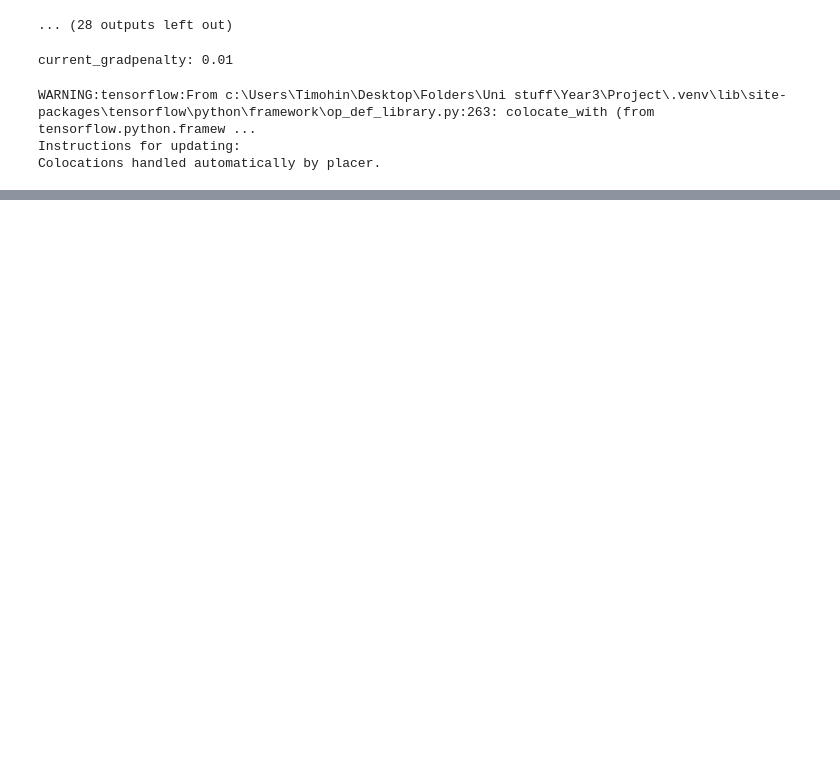
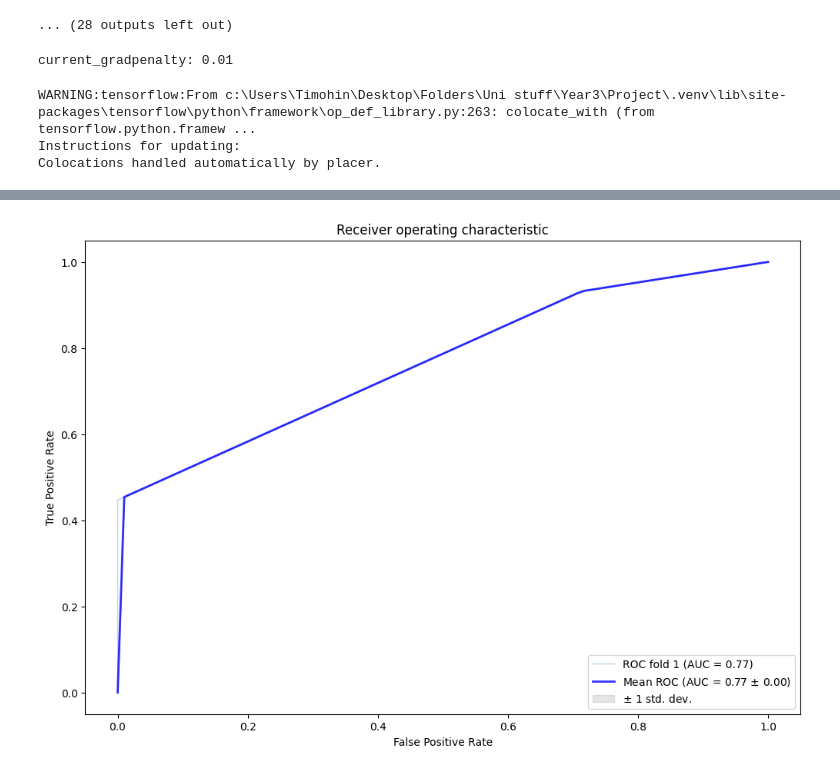
Before and after one commit to m0Hax-cs/ProjectBach, a Jupyter notebook: Modelv1.ipynb, the cells around one changed output, grey strips where cells are left out. Drawn from its saved outputs; the diff is of its cells as text; code cells hidden in the pictures; blank space fills up the shorter version.

Commit message:
Added another classifier

```diff
--- a/Modelv1.ipynb
+++ b/Modelv1.ipynb
@@ -591,7 +618,7 @@ df_aggregated = df_aggregated.sample(frac=1)
 df_aggregated = convertstringtonumber(df_aggregated, [attack_name, "generated"])
 # %%
 # remove Dst_host_srv_count from the dataframe
-df_aggregated = df_aggregated.drop(columns=['Dst_host_srv_count'])
+#df_aggregated = df_aggregated.drop(columns=['Dst_host_srv_count'])
 
 # separate the data set into train and test data sets
 y = df_aggregated.iloc[:,-1]
@@ -809,0 +876,89 @@ auc: 0.5032766422218755
+# %%
+def variance_threshold_selector(data, threshold=0.995):
+    """ Removing features with low variance
+    """
+    selector = VarianceThreshold(threshold)
+    selector.fit(data)
+    return data[data.columns[selector.get_support(indices=True)]]
+
+# training of the MLP classifier
+classifier = gboost(random_state=10, loss='deviance', learning_rate=0.05, n_estimators=200,
+                     criterion='friedman_mse', max_depth=3)
+
+#classifier = gboost(random_state=10, loss='deviance', learning_rate=0.05,
+#                    n_estimators=200, criterion='friedman_mse', max_depth=3)
+
+# build the variance list thresholds
+variance_df_agg = np.unique(np.var(df_aggregated.iloc[:,:-1]))
+m = 0
+for n in variance_df_agg[:-1]:
+    if m == 0:
+        curr_df = df_aggregated
+        m = 1
+        var_thres = None
+    else:
+        curr_df = variance_threshold_selector(df_aggregated, n)
+        var_thres = np.round(n, 4)
+
+    # separate the data set into train and test data sets
+    y = curr_df.iloc[:,-1]
+    X_train, X_test, y_train, y_test = train_test_split(curr_df.iloc[:,:-1], \
+                                                        y, test_size=.2, random_state=42)
+    y_score = classifier.fit(X_train, y_train)
+    #feat_imp = modelFit(classifier, X_train, y_train)
+    # describe the top 10 features importance
+    highlightFeatures(feat_imp, desc_lbl)
+
+    fpr, tpr, threshold = roc_curve(y_test, classifier.predict_proba(X_test)[:,1])
+    roc_auc = auc(fpr, tpr)
+    print("Variance Threshold:", var_thres)
+    print(curr_df.columns[:-1]) # we do not select the target column
+    print("auc:", roc_auc, "\n")
+
+
+# ### CODE HERE ###
+# In[6]:
+# Display the ROC curve of the classifier
+y_score = classifier.fit(X_train, y_train)
+fpr2, tpr2, threshold = roc_curve(y_test, classifier.predict_proba(X_test)[:,1])
+
+# Compute ROC curve and ROC area for each class
+tprs = []
+aucs = []
+mean_fpr = np.linspace(0, 1, 100)
+#probas_ = classifier.fit(X[train], y[train]).predict_proba(X[test])
+# Compute ROC curve and area the curve
+fpr, tpr, thresholds = roc_curve(y_test, classifier.predict_proba(X_test)[:,1])
+tprs.append(interp(mean_fpr, fpr, tpr))
+tprs[-1][0] = 0.0
+roc_auc = auc(fpr, tpr)
+aucs.append(roc_auc)
+
+plt.figure(1, figsize=(12,8))
+plt.plot(fpr, tpr, lw=1, alpha=0.3, label='ROC fold %d (AUC = %0.2f)' % (1, roc_auc))
+
+mean_tpr = np.mean(tprs, axis=0)
+mean_tpr[-1] = 1.0
+mean_auc = auc(mean_fpr, mean_tpr)
+std_auc = np.std(aucs)
+plt.plot(mean_fpr, mean_tpr, color='b',
+         label=r'Mean ROC (AUC = %0.2f $\pm$ %0.2f)' % (mean_auc, std_auc),
+         lw=2, alpha=.8)
+
+std_tpr = np.std(tprs, axis=0)
+tprs_upper = np.minimum(mean_tpr + std_tpr, 1)
+tprs_lower = np.maximum(mean_tpr - std_tpr, 0)
+plt.fill_between(mean_fpr, tprs_lower, tprs_upper, color='grey', alpha=.2,
+                 label=r'$\pm$ 1 std. dev.')
+
+plt.xlim([-0.05, 1.05])
+plt.ylim([-0.05, 1.05])
+plt.xlabel('False Positive Rate')
+plt.ylabel('True Positive Rate')
+plt.title('Receiver operating characteristic')
+plt.legend(loc="lower right")
+str1 = "GP" + str(GRADIENT_PENALTY_WEIGHT) + "_"
+str2 = "MAXSIM" + str(MAX_SIM) + "_"
+str3 = "NUMSAMPLES" + str(NUM_SAMPLES) + ".pdf"
+plt.savefig('' + str1 + str2 + str3)
+# %% [output]
@@ -809,0 +982 @@ auc: 0.5032766422218755
+[figure, added]
```
Also changed, not shown: parts of 10 cells of this notebook.
